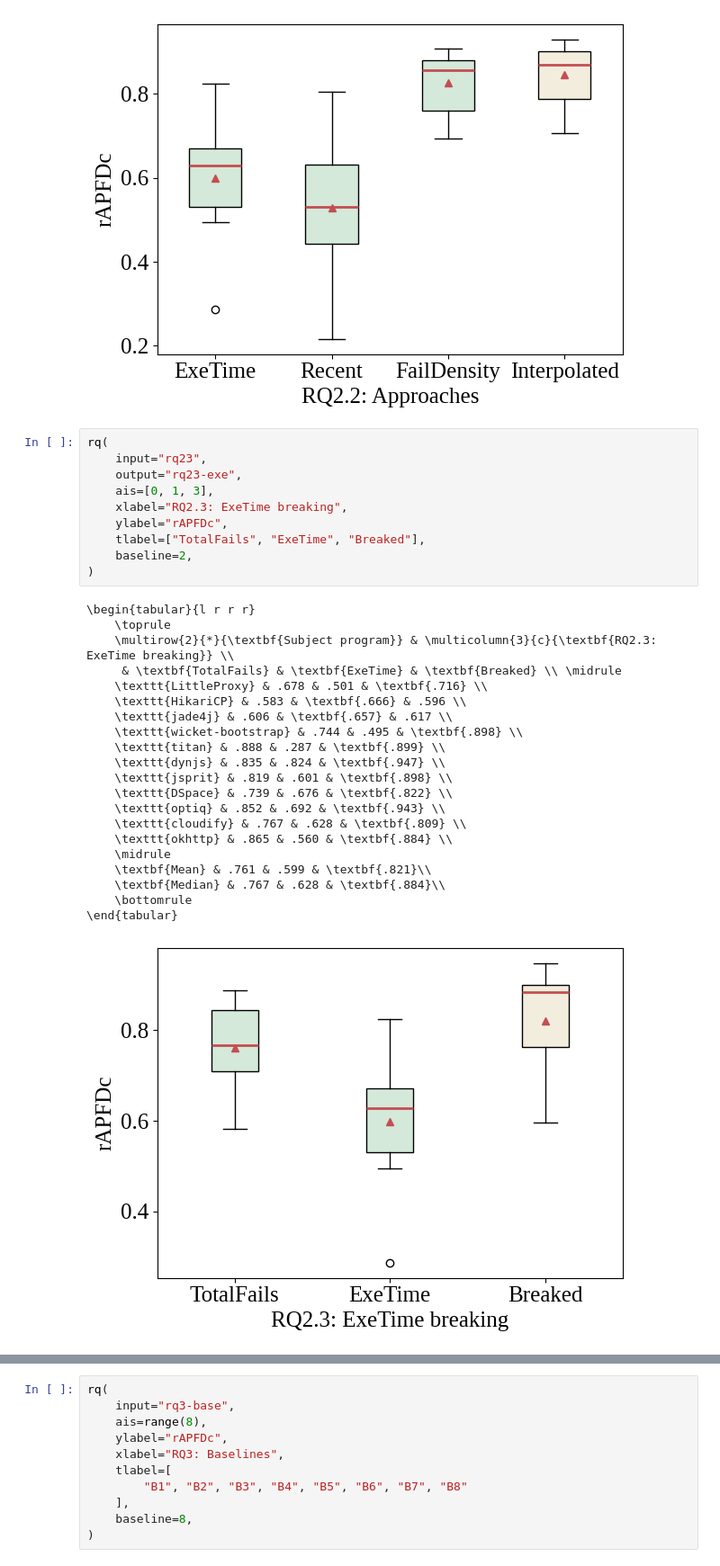
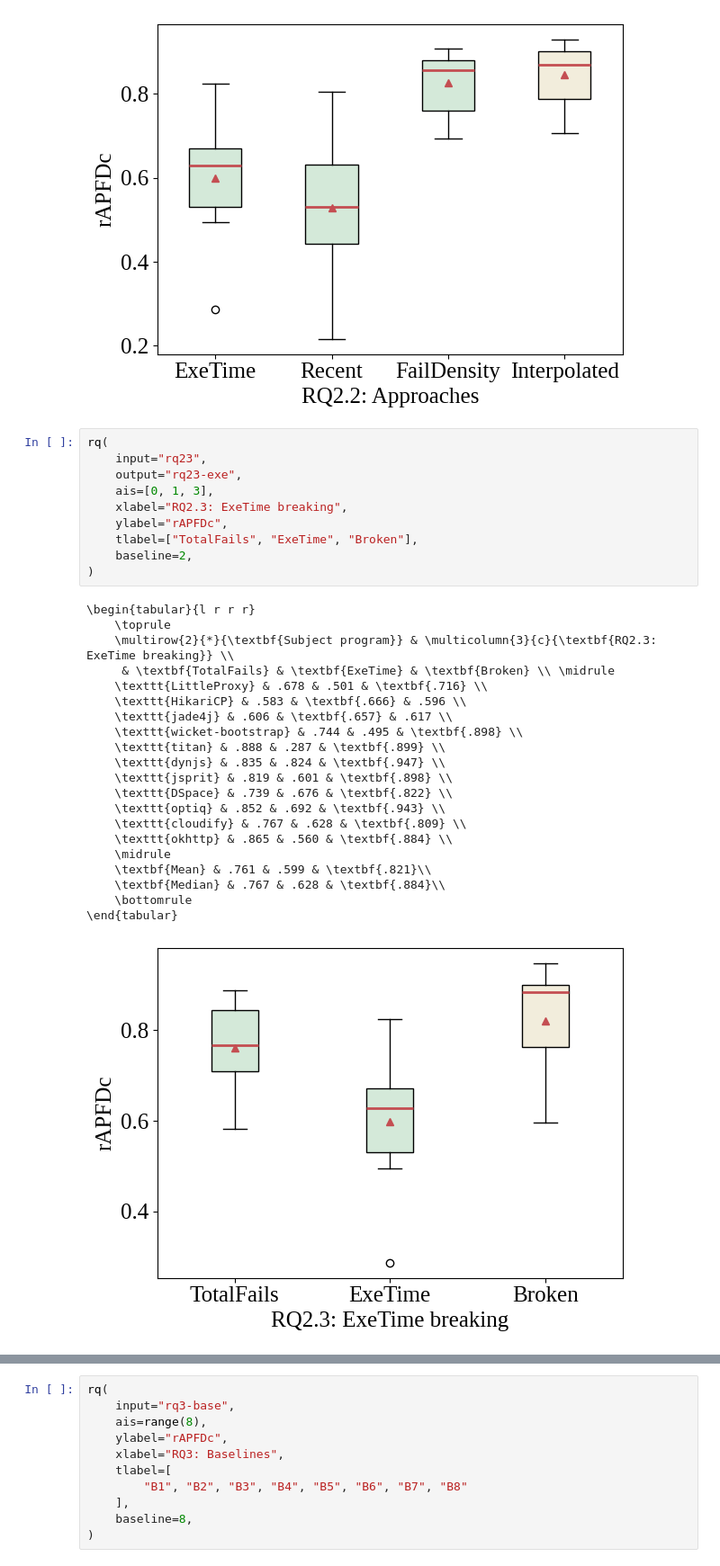
Before and after one commit to LechMadeyski/MSc25TomaszChojnacki, a Jupyter notebook: figures/figures.ipynb, the cells around one changed output, grey strips where cells are left out. Shown at 90% size. Saved outputs shown, nothing was run; the diff lists cells and outputs as text.

Commit message:
Rename "breaked" to "broken"

```diff
--- a/figures/figures.ipynb
+++ b/figures/figures.ipynb
@@ -298,35 +298,35 @@ rq(
 # %%
 rq(
     input="rq23",
     output="rq23-exe",
     ais=[0, 1, 3],
     xlabel="RQ2.3: ExeTime breaking",
     ylabel="rAPFDc",
-    tlabel=["TotalFails", "ExeTime", "Breaked"],
+    tlabel=["TotalFails", "ExeTime", "Broken"],
     baseline=2,
 )
 # %% [output]
 \begin{tabular}{l r r r}
     \toprule
     \multirow{2}{*}{\textbf{Subject program}} & \multicolumn{3}{c}{\textbf{RQ2.3: ExeTime breaking}} \\
-     & \textbf{TotalFails} & \textbf{ExeTime} & \textbf{Breaked} \\ \midrule
+     & \textbf{TotalFails} & \textbf{ExeTime} & \textbf{Broken} \\ \midrule
     \texttt{LittleProxy} & .678 & .501 & \textbf{.716} \\
     \texttt{HikariCP} & .583 & \textbf{.666} & .596 \\
     \texttt{jade4j} & .606 & \textbf{.657} & .617 \\
     \texttt{wicket-bootstrap} & .744 & .495 & \textbf{.898} \\
     \texttt{titan} & .888 & .287 & \textbf{.899} \\
     \texttt{dynjs} & .835 & .824 & \textbf{.947} \\
     \texttt{jsprit} & .819 & .601 & \textbf{.898} \\
     \texttt{DSpace} & .739 & .676 & \textbf{.822} \\
     \texttt{optiq} & .852 & .692 & \textbf{.943} \\
     \texttt{cloudify} & .767 & .628 & \textbf{.809} \\
     \texttt{okhttp} & .865 & .560 & \textbf{.884} \\
     \midrule
     \textbf{Mean} & .761 & .599 & \textbf{.821}\\
     \textbf{Median} & .767 & .628 & \textbf{.884}\\
     \bottomrule
 \end{tabular}
-[figure, old version]
+[figure, new version]
 # %%
 rq(
     input="rq23",
```
Also changed, not shown: parts of 1 cell of this notebook, 9 other files.
